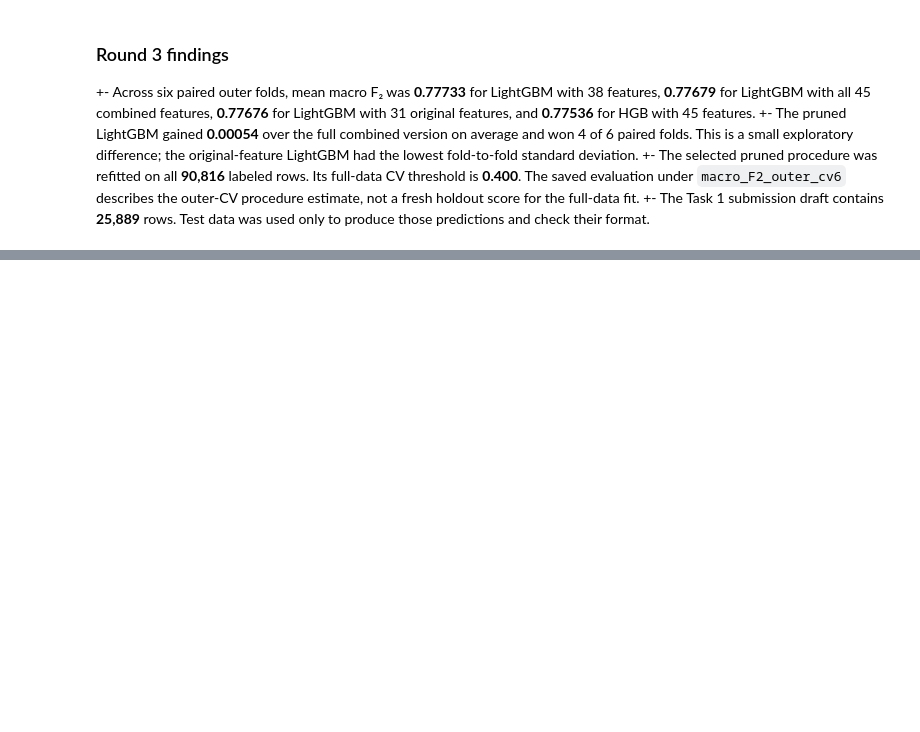
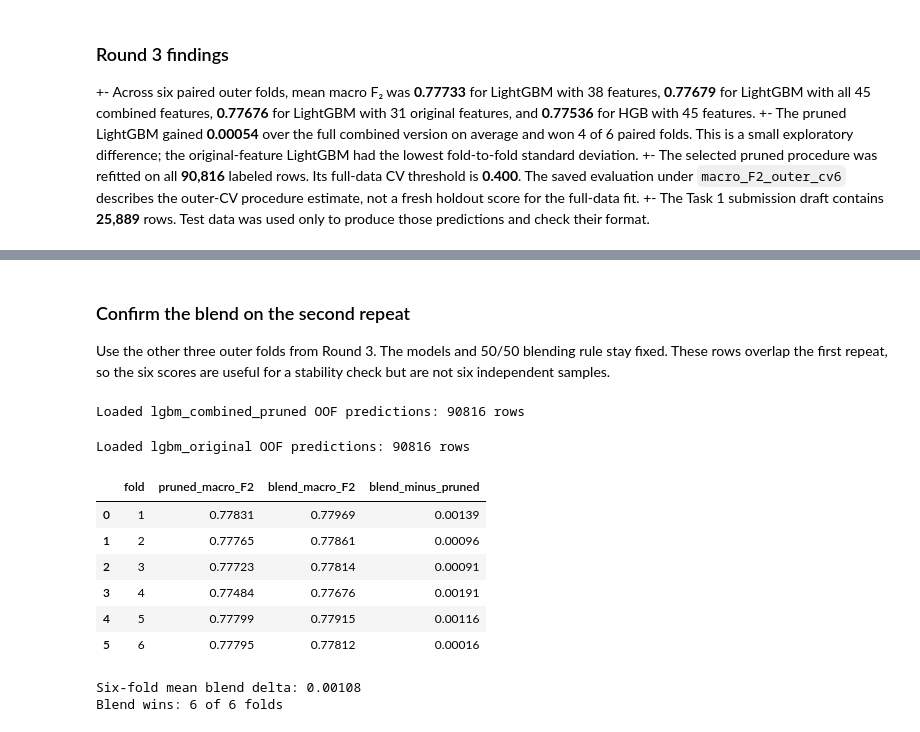
Before and after one commit to jakkarin-promsee/cpe342-ml-kaggle, a Jupyter notebook: src/task1/models/build_model.ipynb, the cells around one changed output, grey strips where cells are left out. Saved outputs shown, nothing was run; the diff lists cells and outputs as text; code cells hidden in the pictures; blank space fills up the shorter version.

```diff
--- a/src/task1/models/build_model.ipynb
+++ b/src/task1/models/build_model.ipynb
@@ -1236,0 +1481,49 @@ Predicted cheater rate: 0.3841
+# %% [markdown]
+### Confirm the blend on the second repeat
+
+Use the other three outer folds from Round 3. The models and 50/50 blending rule stay fixed. These rows overlap the first repeat, so the six scores are useful for a stability check but are not six independent samples.
+# %%
+round4_pruned_repeat2 = collect_round4_oof(
+    "lgbm_combined_pruned", "combined", "t1_lgbm_original_tuned_v1",
+    selected_features=pruned_features, repeat=2,
+)
+# %% [output]
+Loaded lgbm_combined_pruned OOF predictions: 90816 rows
+# %%
+round4_original_repeat2 = collect_round4_oof(
+    "lgbm_original", "original", "t1_lgbm_original_tuned_v1", repeat=2,
+)
+# %% [output]
+Loaded lgbm_original OOF predictions: 90816 rows
+# %%
+paired_repeat2 = round4_pruned_repeat2.merge(
+    round4_original_repeat2, on="row_index", suffixes=("_pruned", "_original"),
+    validate="one_to_one",
+)
+assert paired_repeat2.true_pruned.equals(paired_repeat2.true_original)
+assert paired_repeat2.fold_pruned.equals(paired_repeat2.fold_original)
+paired_repeat2["blend_prob"] = (paired_repeat2.prob_pruned + paired_repeat2.prob_original) / 2
+paired_repeat2["blend_threshold"] = (paired_repeat2.threshold_pruned + paired_repeat2.threshold_original) / 2
+paired_repeat2["blend_pred"] = (paired_repeat2.blend_prob >= paired_repeat2.blend_threshold).astype(int)
+repeat2_rows = []
+for fold, group in paired_repeat2.groupby("fold_pruned", sort=True):
+    base = fbeta_score(group.true_pruned, group.pred_pruned, beta=2, average="macro", zero_division=0)
+    expected = round3_lgbm_pruned.loc[round3_lgbm_pruned.fold == fold, "macro_F2"].iloc[0]
+    assert abs(base - expected) < 1e-12
+    blend = fbeta_score(group.true_pruned, group.blend_pred, beta=2, average="macro", zero_division=0)
+    repeat2_rows.append({"fold": fold, "pruned_macro_F2": base,
+                         "blend_macro_F2": blend, "blend_minus_pruned": blend-base})
+all_blend_scores = pd.concat([blend_scores, pd.DataFrame(repeat2_rows)], ignore_index=True)
+display(all_blend_scores.round(5))
+print("Six-fold mean blend delta:", round(all_blend_scores.blend_minus_pruned.mean(), 5))
+print("Blend wins:", int((all_blend_scores.blend_minus_pruned > 0).sum()), "of 6 folds")
+# %% [output]
+|  | fold | pruned_macro_F2 | blend_macro_F2 | blend_minus_pruned |
+| 0 | 1 | 0.77831 | 0.77969 | 0.00139 |
+| 1 | 2 | 0.77765 | 0.77861 | 0.00096 |
+| 2 | 3 | 0.77723 | 0.77814 | 0.00091 |
+| 3 | 4 | 0.77484 | 0.77676 | 0.00191 |
+| 4 | 5 | 0.77799 | 0.77915 | 0.00116 |
+| 5 | 6 | 0.77795 | 0.77812 | 0.00016 |
+Six-fold mean blend delta: 0.00108
+Blend wins: 6 of 6 folds
```
Also changed, not shown: parts of 15 cells of this notebook, 10 other files.
